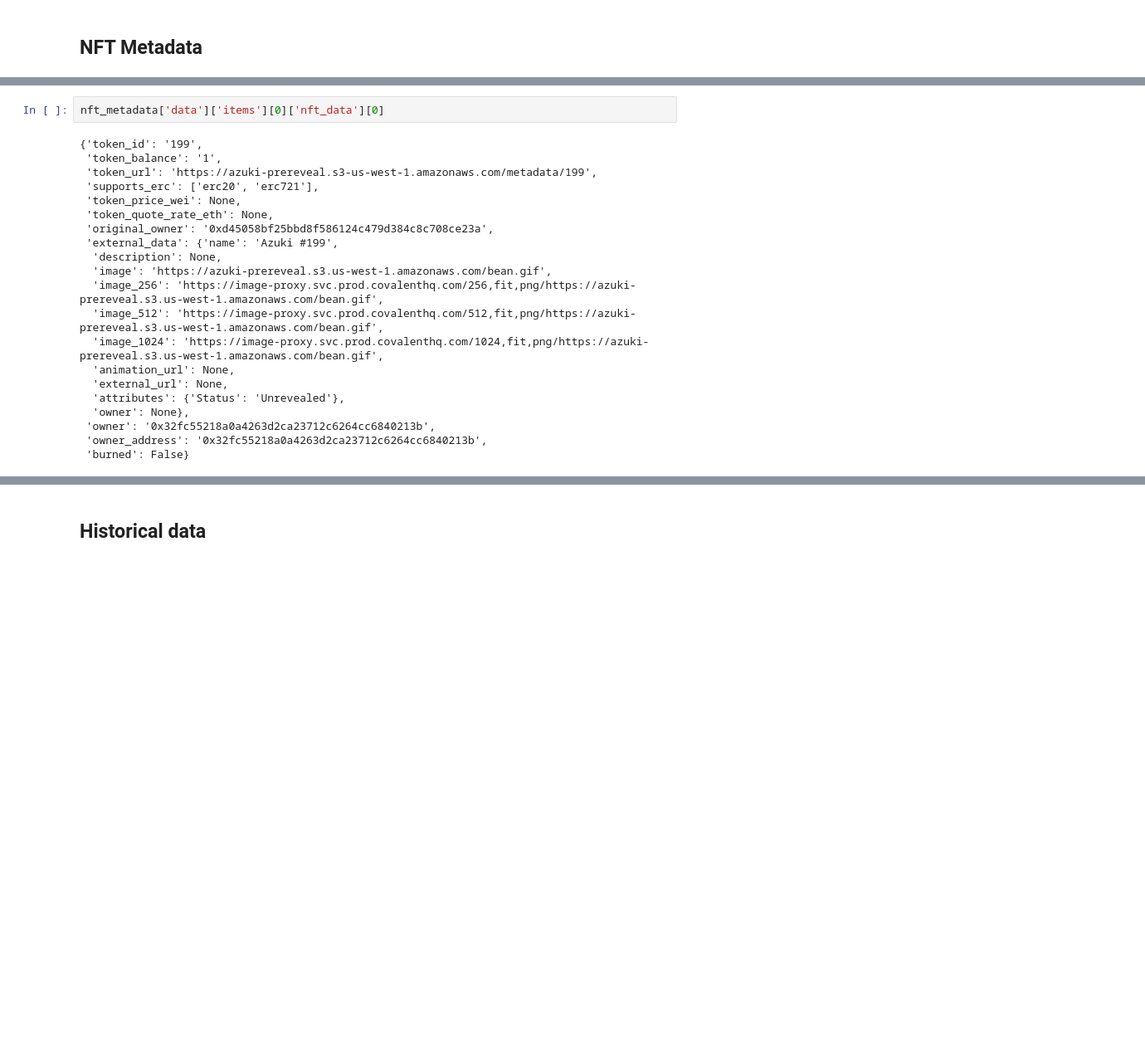
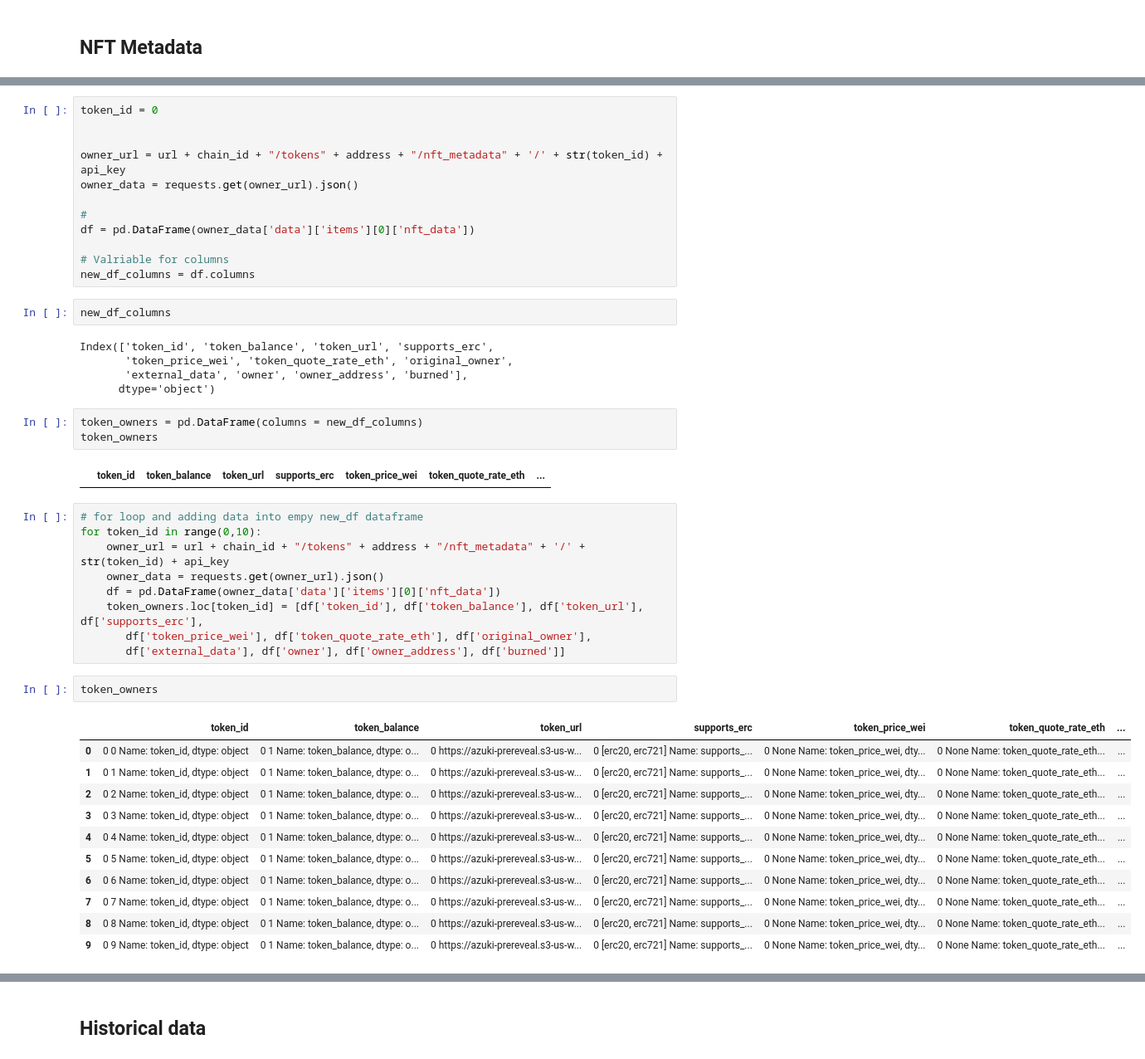
Before and after one commit to mmsaki/nft-trading-analysis, a Jupyter notebook: azuki_analysis.ipynb, the cells around one changed output, grey strips where cells are left out. Shown at 83% size. Drawn from its saved outputs; the diff is of its cells as text; blank space fills up the shorter version.

```diff
--- a/azuki_analysis.ipynb
+++ b/azuki_analysis.ipynb
@@ -90,23 +85,47 @@ nft_metadata_df.head()
-# %%
-nft_metadata['data']['items'][0]['nft_data'][0]
-# %% [output]
-{'token_id': '199',
- 'token_balance': '1',
- 'token_url': 'https://azuki-prereveal.s3-us-west-1.amazonaws.com/metadata/199',
- 'supports_erc': ['erc20', 'erc721'],
- 'token_price_wei': None,
- 'token_quote_rate_eth': None,
- 'original_owner': '0xd45058bf25bbd8f586124c479d384c8c708ce23a',
- 'external_data': {'name': 'Azuki #199',
-  'description': None,
-  'image': 'https://azuki-prereveal.s3.us-west-1.amazonaws.com/bean.gif',
-  'image_256': 'https://image-proxy.svc.prod.covalenthq.com/256,fit,png/https://azuki-prereveal.s3.us-west-1.amazonaws.com/bean.gif',
-  'image_512': 'https://image-proxy.svc.prod.covalenthq.com/512,fit,png/https://azuki-prereveal.s3.us-west-1.amazonaws.com/bean.gif',
-  'image_1024': 'https://image-proxy.svc.prod.covalenthq.com/1024,fit,png/https://azuki-prereveal.s3.us-west-1.amazonaws.com/bean.gif',
-  'animation_url': None,
-  'external_url': None,
-  'attributes': {'Status': 'Unrevealed'},
-  'owner': None},
- 'owner': '0x32fc55218a0a4263d2ca23712c6264cc6840213b',
- 'owner_address': '0x32fc55218a0a4263d2ca23712c6264cc6840213b',
- 'burned': False}
+# %%
+token_id = 0
+
+
+owner_url = url + chain_id + "/tokens" + address + "/nft_metadata" + '/' + str(token_id) + api_key
+owner_data = requests.get(owner_url).json()
+
+#
+df = pd.DataFrame(owner_data['data']['items'][0]['nft_data'])
+
+# Valriable for columns
+new_df_columns = df.columns
+# %%
+new_df_columns
+# %% [output]
+Index(['token_id', 'token_balance', 'token_url', 'supports_erc',
+       'token_price_wei', 'token_quote_rate_eth', 'original_owner',
+       'external_data', 'owner', 'owner_address', 'burned'],
+      dtype='object')
+# %%
+token_owners = pd.DataFrame(columns = new_df_columns)
+token_owners
+# %% [output]
+|  | token_id | token_balance | token_url | supports_erc | token_price_wei | token_quote_rate_eth | ... |
+# %%
+# for loop and adding data into empy new_df dataframe
+for token_id in range(0,10):
+    owner_url = url + chain_id + "/tokens" + address + "/nft_metadata" + '/' + str(token_id) + api_key
+    owner_data = requests.get(owner_url).json()
+    df = pd.DataFrame(owner_data['data']['items'][0]['nft_data'])
+    token_owners.loc[token_id] = [df['token_id'], df['token_balance'], df['token_url'], df['supports_erc'],
+       df['token_price_wei'], df['token_quote_rate_eth'], df['original_owner'],
+       df['external_data'], df['owner'], df['owner_address'], df['burned']]
+# %%
+token_owners
+# %% [output]
+|  | token_id | token_balance | token_url | supports_erc | token_price_wei | token_quote_rate_eth | ... |
+| 0 | 0 0 Name: token_id, dtype: object | 0 1 Name: token_balance, dtype: o... | 0 https://azuki-prereveal.s3-us-w... | 0 [erc20, erc721] Name: supports_... | 0 None Name: token_price_wei, dty... | 0 None Name: token_quote_rate_eth... | ... |
+| 1 | 0 1 Name: token_id, dtype: object | 0 1 Name: token_balance, dtype: o... | 0 https://azuki-prereveal.s3-us-w... | 0 [erc20, erc721] Name: supports_... | 0 None Name: token_price_wei, dty... | 0 None Name: token_quote_rate_eth... | ... |
+| 2 | 0 2 Name: token_id, dtype: object | 0 1 Name: token_balance, dtype: o... | 0 https://azuki-prereveal.s3-us-w... | 0 [erc20, erc721] Name: supports_... | 0 None Name: token_price_wei, dty... | 0 None Name: token_quote_rate_eth... | ... |
+| 3 | 0 3 Name: token_id, dtype: object | 0 1 Name: token_balance, dtype: o... | 0 https://azuki-prereveal.s3-us-w... | 0 [erc20, erc721] Name: supports_... | 0 None Name: token_price_wei, dty... | 0 None Name: token_quote_rate_eth... | ... |
+| 4 | 0 4 Name: token_id, dtype: object | 0 1 Name: token_balance, dtype: o... | 0 https://azuki-prereveal.s3-us-w... | 0 [erc20, erc721] Name: supports_... | 0 None Name: token_price_wei, dty... | 0 None Name: token_quote_rate_eth... | ... |
+| 5 | 0 5 Name: token_id, dtype: object | 0 1 Name: token_balance, dtype: o... | 0 https://azuki-prereveal.s3-us-w... | 0 [erc20, erc721] Name: supports_... | 0 None Name: token_price_wei, dty... | 0 None Name: token_quote_rate_eth... | ... |
+| 6 | 0 6 Name: token_id, dtype: object | 0 1 Name: token_balance, dtype: o... | 0 https://azuki-prereveal.s3-us-w... | 0 [erc20, erc721] Name: supports_... | 0 None Name: token_price_wei, dty... | 0 None Name: token_quote_rate_eth... | ... |
+| 7 | 0 7 Name: token_id, dtype: object | 0 1 Name: token_balance, dtype: o... | 0 https://azuki-prereveal.s3-us-w... | 0 [erc20, erc721] Name: supports_... | 0 None Name: token_price_wei, dty... | 0 None Name: token_quote_rate_eth... | ... |
+| 8 | 0 8 Name: token_id, dtype: object | 0 1 Name: token_balance, dtype: o... | 0 https://azuki-prereveal.s3-us-w... | 0 [erc20, erc721] Name: supports_... | 0 None Name: token_price_wei, dty... | 0 None Name: token_quote_rate_eth... | ... |
+| 9 | 0 9 Name: token_id, dtype: object | 0 1 Name: token_balance, dtype: o... | 0 https://azuki-prereveal.s3-us-w... | 0 [erc20, erc721] Name: supports_... | 0 None Name: token_price_wei, dty... | 0 None Name: token_quote_rate_eth... | ... |
```
Also changed, not shown: parts of 9 cells of this notebook.
